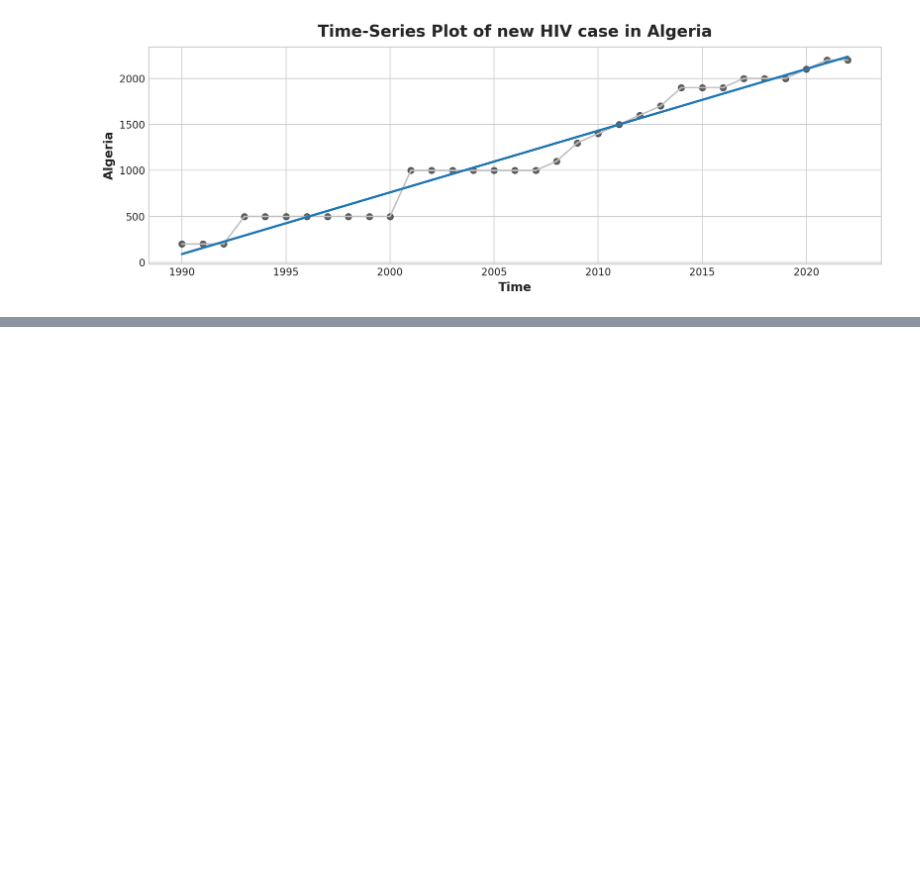
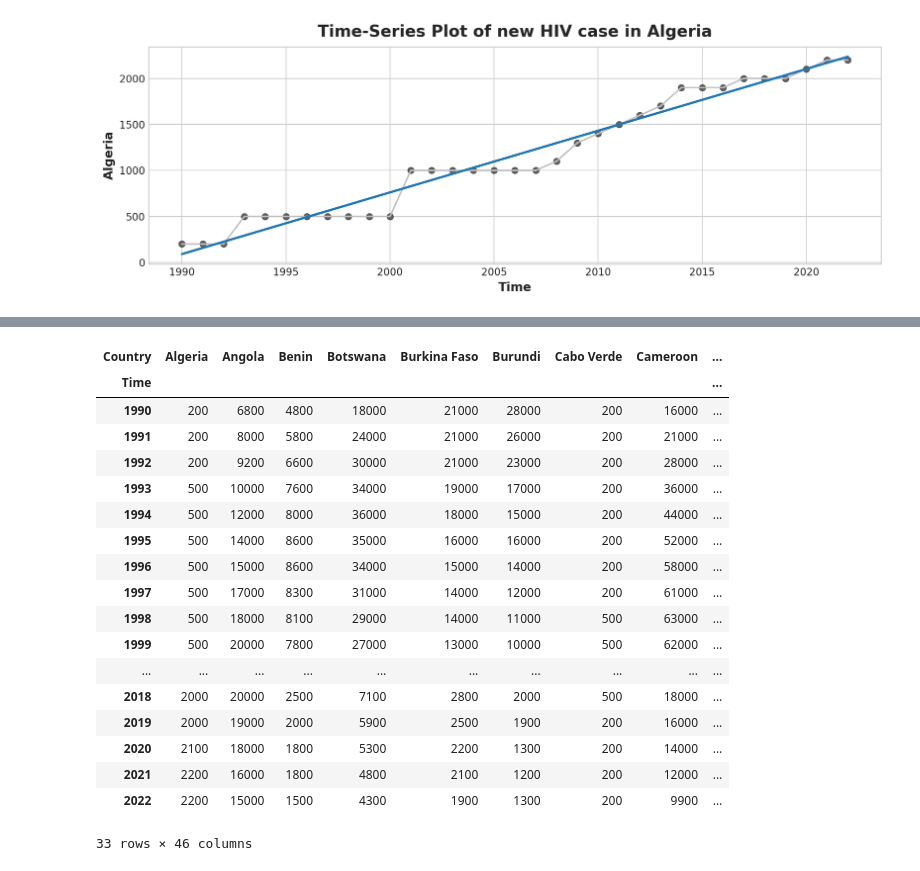
Before and after one commit to KTerhuja-2/HIV_cases, a Jupyter notebook: experiment.ipynb, the cells around one changed output, grey strips where cells are left out. Cells and saved outputs as stored; diff of their text form; code cells hidden in the pictures; blank space fills up the shorter version.

```diff
--- a/experiment.ipynb
+++ b/experiment.ipynb
@@ -211,2 +209,24 @@ _ = plt.suptitle(f"New HIV cases in {country}")
+# %%
+transposed_african_clean_df
+# %% [output]
+| Country | Algeria | Angola | Benin | Botswana | Burkina Faso | Burundi | Cabo Verde | Cameroon | ... |
+| Time |  |  |  |  |  |  |  |  | ... |
+| 1990 | 200 | 6800 | 4800 | 18000 | 21000 | 28000 | 200 | 16000 | ... |
+| 1991 | 200 | 8000 | 5800 | 24000 | 21000 | 26000 | 200 | 21000 | ... |
+| 1992 | 200 | 9200 | 6600 | 30000 | 21000 | 23000 | 200 | 28000 | ... |
+| 1993 | 500 | 10000 | 7600 | 34000 | 19000 | 17000 | 200 | 36000 | ... |
+| 1994 | 500 | 12000 | 8000 | 36000 | 18000 | 15000 | 200 | 44000 | ... |
+| 1995 | 500 | 14000 | 8600 | 35000 | 16000 | 16000 | 200 | 52000 | ... |
+| 1996 | 500 | 15000 | 8600 | 34000 | 15000 | 14000 | 200 | 58000 | ... |
+| 1997 | 500 | 17000 | 8300 | 31000 | 14000 | 12000 | 200 | 61000 | ... |
+| 1998 | 500 | 18000 | 8100 | 29000 | 14000 | 11000 | 500 | 63000 | ... |
+| 1999 | 500 | 20000 | 7800 | 27000 | 13000 | 10000 | 500 | 62000 | ... |
+| ... | ... | ... | ... | ... | ... | ... | ... | ... | ... |
+| 2018 | 2000 | 20000 | 2500 | 7100 | 2800 | 2000 | 500 | 18000 | ... |
+| 2019 | 2000 | 19000 | 2000 | 5900 | 2500 | 1900 | 200 | 16000 | ... |
+| 2020 | 2100 | 18000 | 1800 | 5300 | 2200 | 1300 | 200 | 14000 | ... |
+| 2021 | 2200 | 16000 | 1800 | 4800 | 2100 | 1200 | 200 | 12000 | ... |
+| 2022 | 2200 | 15000 | 1500 | 4300 | 1900 | 1300 | 200 | 9900 | ... |
+33 rows × 46 columns
 # %%
 y_pred
```
Also changed, not shown: parts of 5 cells of this notebook, 3 other files.
